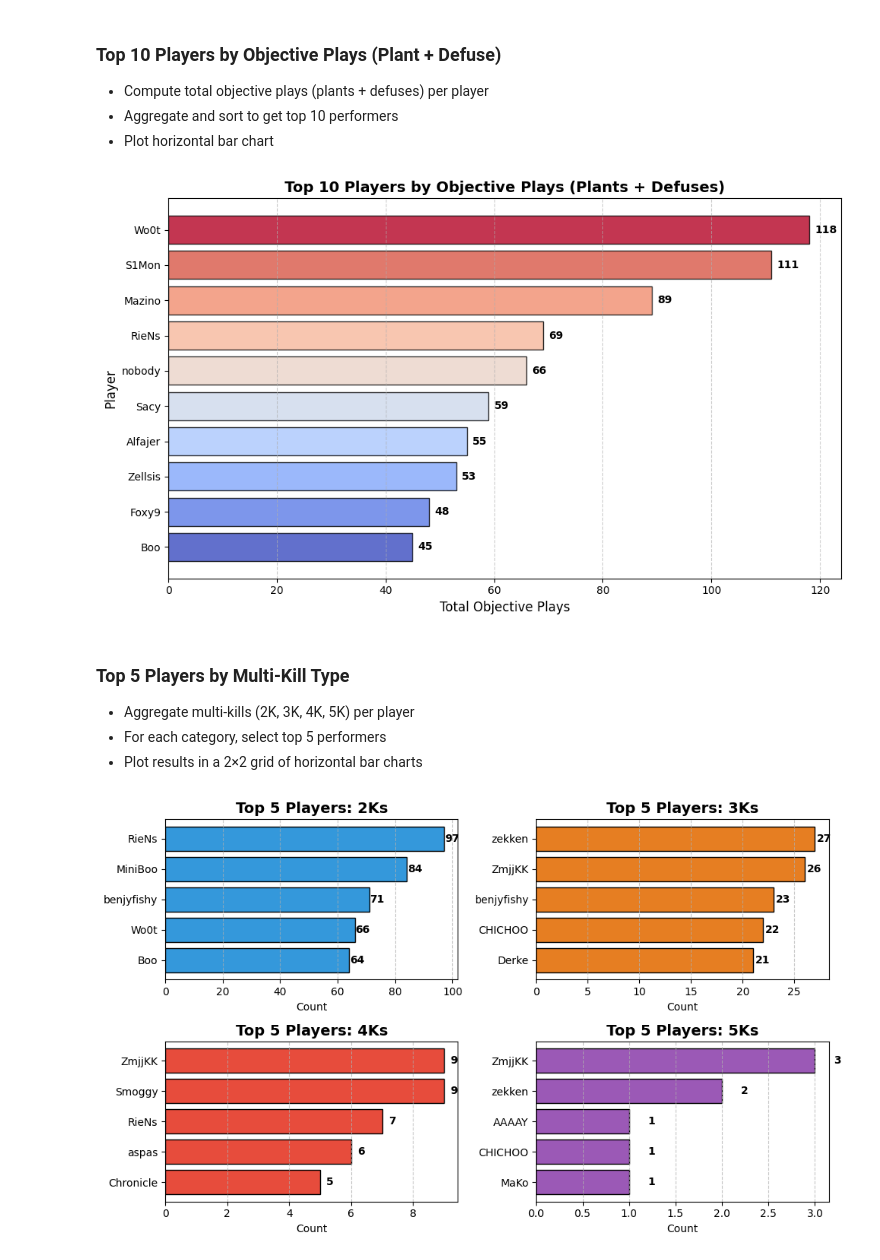
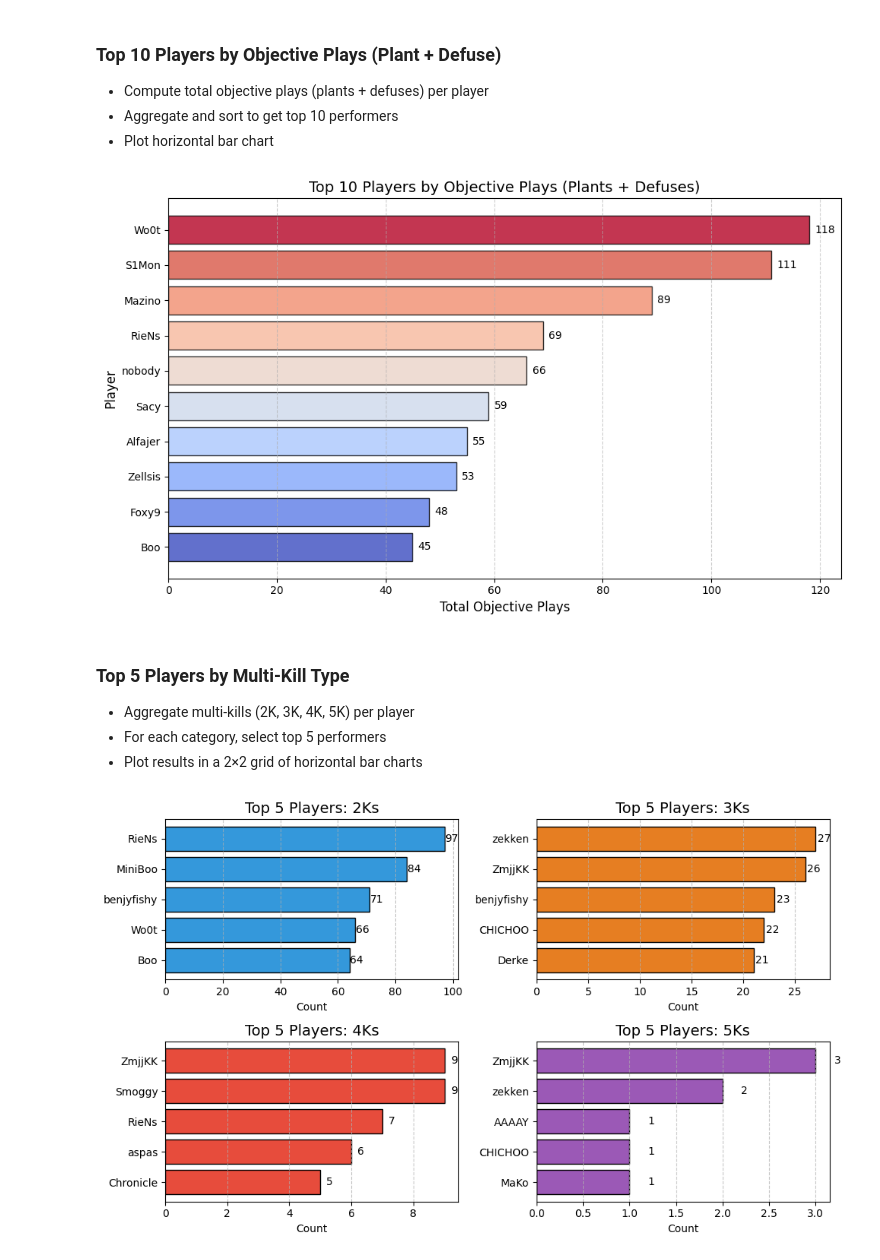
Before and after one commit to Piyush86kumar/Valorant-Champions-2024-Analysis, a Jupyter notebook: Detailed_player_stats.ipynb, the cells around one changed output. Cells and saved outputs as stored; diff of their text form; code cells hidden in the pictures.

Commit message:
Updated graphs

```diff
--- a/Detailed_player_stats.ipynb
+++ b/Detailed_player_stats.ipynb
@@ -495,6 +495,7 @@ plt.show()
 # Percentage Distribution of Mirror vs Non- mirror Comps per Map
 
 # --- 1. Create a Crosstab of Map vs Composition Type ---
+# Use pd.crosstab to compute a frequency table and count how many times combinations of same agent pool values occur
 # We use normalize='index' to get percentages (0.0 to 1.0) and multiply by 100
 pivot_df = pd.crosstab(map_summary_df['map_name'], map_summary_df['composition_type'], normalize='index') * 100
 
@@ -515,11 +516,11 @@ for p in ax.patches:
                 horizontalalignment='center',
                 verticalalignment='center',
                 color='black',
-                fontweight='bold',
+                fontweight='normal',
                 fontsize=10)
 
 # --- 4. Formatting ---
-plt.title('Mirror vs. Non-Mirror Distribution per Map (%)', fontsize=15, fontweight='bold')
+plt.title('Mirror vs. Non-Mirror Distribution per Map (%)', fontsize=15, fontweight='normal')
 plt.ylabel('Percentage of Matches (%)', fontsize=12)
 plt.xlabel('Map Name', fontsize=12)
 plt.xticks(rotation=45)
@@ -560,11 +561,11 @@ for p in ax.patches:
                 horizontalalignment='center',
                 verticalalignment='center',
                 color='black',
-                fontweight='bold',
+                fontweight='normal',
                 fontsize=9)
 
 # 4. Formatting the chart
-plt.title('Proportion of Maps Played per Bracket Type', fontsize=15, fontweight='bold')
+plt.title('Proportion of Maps Played per Bracket Type', fontsize=15, fontweight='normal')
 plt.ylabel('Proportion of Matches (%)', fontsize=12)
 plt.xlabel('Bracket Type', fontsize=12)
 plt.xticks(rotation=0) # Keeps 'Upper bracket' and 'Lower bracket' horizontal
@@ -753,7 +754,7 @@ colors = ['#66c2a5', '#8da0cb', '#fc8d62']
 plot_data.plot(kind='bar', stacked=True, ax=ax, color=colors, edgecolor='white')
 
 # Formatting labels
-ax.set_title('Team Multi-Kill Distribution (%) - Sorted by Map Efficiency', fontsize=15, fontweight='semibold', pad=20)
+ax.set_title('Team Multi-Kill Distribution (%) - Sorted by Map Efficiency', fontsize=15, fontweight='normal', pad=20)
 ax.set_ylabel('Percentage of High Impact Kills (%)', fontsize=12)
 ax.set_xlabel('Team', fontsize=12)
 ax.legend(title='Kill Type', labels=['3K', '4K', '5K (Ace)'], loc='upper right', bbox_to_anchor=(1.15, 1))
@@ -799,19 +800,19 @@ colors = cm.coolwarm(np.linspace(0, 1, len(top_players_plot)))
 # Plotting with fixed arguments
 bars = plt.barh(top_players_plot.index, top_players_plot.values, color=colors, edgecolor='black', alpha=0.8)
 
-plt.title('Top 10 Players by Objective Plays (Plants + Defuses)', fontsize=14, fontweight='semibold')
+plt.title('Top 10 Players by Objective Plays (Plants + Defuses)', fontsize=14, fontweight='normal')
 plt.xlabel('Total Objective Plays', fontsize=12)
 plt.ylabel('Player', fontsize=12)
 
 # Add value labels at the end of each bar
 for bar in bars:
     plt.text(bar.get_width() + 1, bar.get_y() + bar.get_height()/2,
-             f'{int(bar.get_width())}', va='center', fontweight='semibold')
+             f'{int(bar.get_width())}', va='center', fontweight='normal')
 
 plt.grid(axis='x', linestyle='--', alpha=0.6)
 plt.tight_layout()
 # %% [output]
-[figure, old version]
+[figure, new version]
 # %% [markdown]
 ### Top 5 Players by Multi‑Kill Type
 - Aggregate multi‑kills (2K, 3K, 4K, 5K) per player
@@ -820,30 +821,30 @@ plt.tight_layout()
 # %%
 # Top 5 players for each multikill( 2K, 3K, 4K, 5K )
 
 # Aggregating multikills by player
 player_mk = performance_data.groupby('Player')[['2K', '3K', '4K', '5K']].sum()
 
 categories = ['2K', '3K', '4K', '5K']
 colors = ['#3498db', '#e67e22', '#e74c3c', '#9b59b6']
 
 fig, axes = plt.subplots(2, 2, figsize=(10, 6))
 axes = axes.flatten()
 
 for i, cat in enumerate(categories):
     # Get top 5 for the category
     top5 = player_mk[cat].sort_values(ascending=False).head(5)
 
     # Plotting
     bars = axes[i].barh(top5.index[::-1], top5.values[::-1], color=colors[i], edgecolor='black')
-    axes[i].set_title(f'Top 5 Players: {cat}s', fontsize=14, fontweight='semibold')
+    axes[i].set_title(f'Top 5 Players: {cat}s', fontsize=14, fontweight='normal')
     axes[i].set_xlabel('Count')
     axes[i].grid(axis='x', linestyle='--', alpha=0.7)
 
     # Add values to the end of bars
     for bar in bars:
         axes[i].text(bar.get_width() + 0.2, bar.get_y() + bar.get_height()/2,
-                     f'{int(bar.get_width())}', va='center', fontweight='semibold')
+                     f'{int(bar.get_width())}', va='center', fontweight='normal')
 
 plt.tight_layout()
 # %% [output]
-[figure, old version]
+[figure, new version]
```
Also changed, not shown: parts of 12 cells of this notebook, 4 other files.
